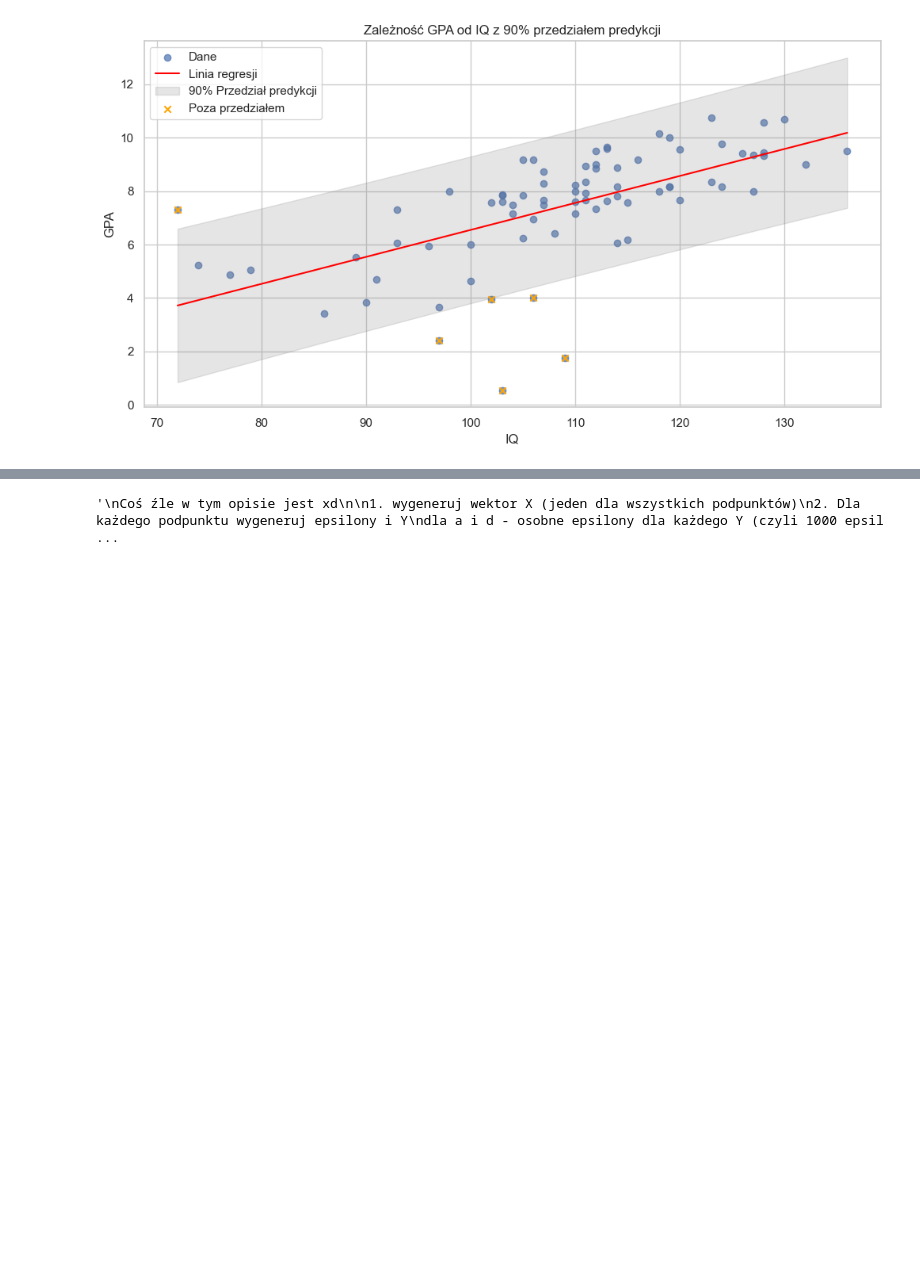
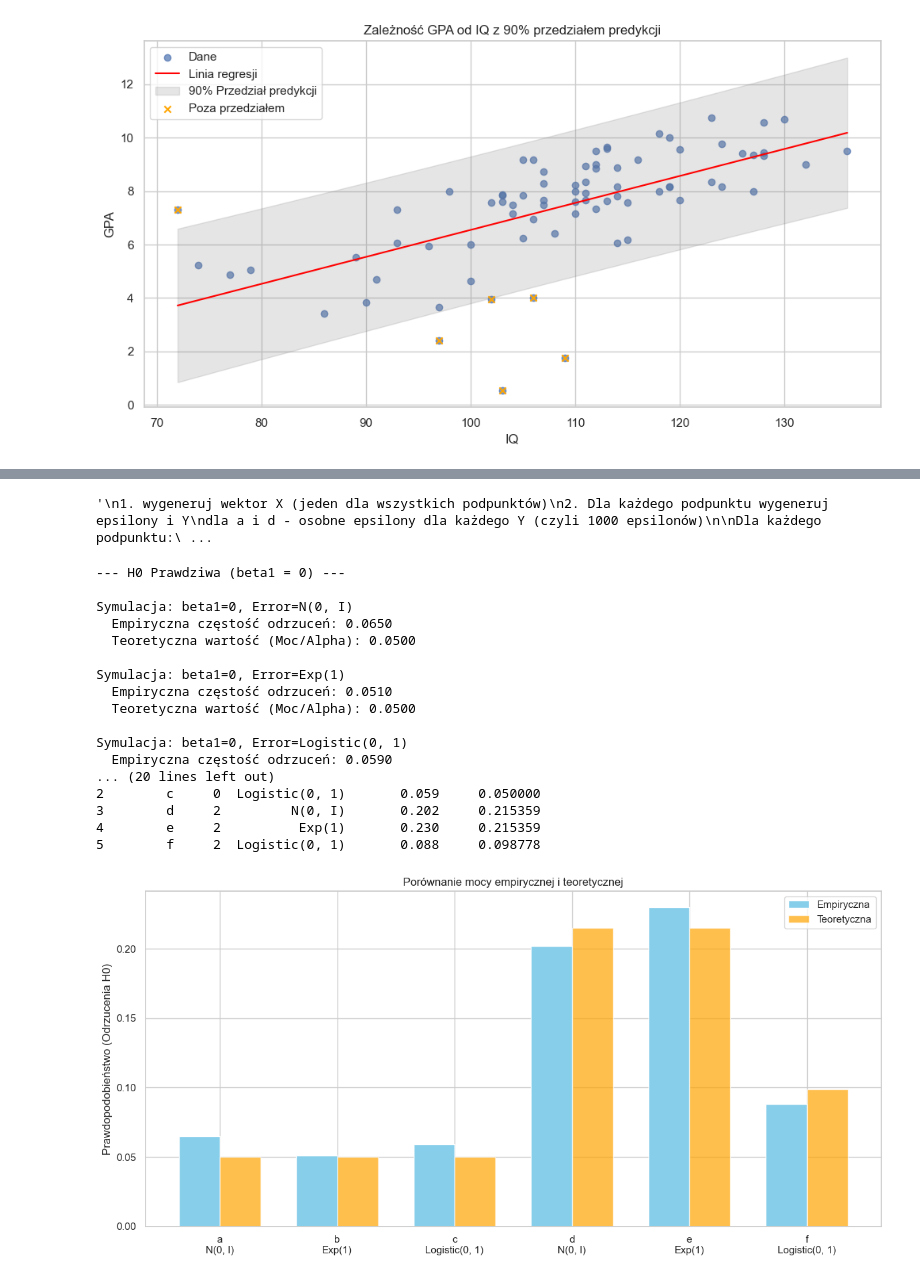
Before and after one commit to jkowalczyk08/statistics-2025, a Jupyter notebook: lab04/lab04.ipynb, the cells around one changed output, grey strips where cells are left out. Saved outputs shown, nothing was run; the diff lists cells and outputs as text; code cells hidden in the pictures; blank space fills up the shorter version.

```diff
--- a/lab04/lab04.ipynb
+++ b/lab04/lab04.ipynb
@@ -555,8 +561,6 @@ R^2 dla modelu GPA ~ PH: 0.2936
 Wniosek: Wynik IQ jest lepszym predyktorem GPA (wyższe R^2).
 # %%
 """
-Coś źle w tym opisie jest xd
-
 1. wygeneruj wektor X (jeden dla wszystkich podpunktów)
 2. Dla każdego podpunktu wygeneruj epsilony i Y
 dla a i d - osobne epsilony dla każdego Y (czyli 1000 epsilonów)
@@ -574,4 +578,4 @@ Estymator pr odrzucenia H_0 to % przypadków gdzie H_0 odrzuciliśmy
 
 """
 # %% [output]
-'\nCoś źle w tym opisie jest xd\n\n1. wygeneruj wektor X (jeden dla wszystkich podpunktów)\n2. Dla każdego podpunktu wygeneruj epsilony i Y\ndla a i d - osobne epsilony dla każdego Y (czyli 1000 epsil ...
+'\n1. wygeneruj wektor X (jeden dla wszystkich podpunktów)\n2. Dla każdego podpunktu wygeneruj epsilony i Y\ndla a i d - osobne epsilony dla każdego Y (czyli 1000 epsilonów)\n\nDla każdego podpunktu:\ ...
@@ -577,0 +639,76 @@ Estymator pr odrzucenia H_0 to % przypadków gdzie H_0 odrzuciliśmy
+# %%
+results = []
+
+print("\n--- H0 Prawdziwa (beta1 = 0) ---")
+
+# a) Normalny (0, 1)
+rr_a, tv_a = run_simulation(0, "N(0, I)", lambda n: np.random.normal(0, 1, n), 1.0)
+results.append(["a", "0", "N(0, I)", rr_a, tv_a])
+
+# b) Wykładniczy Exp(1) -> var=1
+rr_b, tv_b = run_simulation(0, "Exp(1)", lambda n: np.random.exponential(1, n), 1.0)
+results.append(["b", "0", "Exp(1)", rr_b, tv_b])
+
+# c) Logistyczny L(0, 1) -> var=pi^2/3
+sigma_logistic = np.pi / np.sqrt(3)
+rr_c, tv_c = run_simulation(0, "Logistic(0, 1)", lambda n: np.random.logistic(0, 1, n), sigma_logistic)
+results.append(["c", "0", "Logistic(0, 1)", rr_c, tv_c])
+
+
+print("\n--- H0 Fałszywa (beta1 = 2) ---")
+
+# d) Normalny (0, 1)
+rr_d, tv_d = run_simulation(2, "N(0, I)", lambda n: np.random.normal(0, 1, n), 1.0)
+results.append(["d", "2", "N(0, I)", rr_d, tv_d])
+
+# e) Wykładniczy Exp(1) -> var=1
+rr_e, tv_e = run_simulation(2, "Exp(1)", lambda n: np.random.exponential(1, n), 1.0)
+results.append(["e", "2", "Exp(1)", rr_e, tv_e])
+
+# f) Logistyczny L(0, 1) -> var=pi^2/3
+rr_f, tv_f = run_simulation(2, "Logistic(0, 1)", lambda n: np.random.logistic(0, 1, n), sigma_logistic)
+results.append(["f", "2", "Logistic(0, 1)", rr_f, tv_f])
+
+
+df_results = pd.DataFrame(results, columns=["Podpunkt", "Beta1", "Rozkład błędu", "Empiryczna", "Teoretyczna"])
+print("\nPodsumowanie wyników:")
+print(df_results)
+
+with open(os.path.join('zad3', 'summary_results.md'), 'w') as f:
+    f.write(df_results.to_markdown(index=False))
+
+plt.figure(figsize=(12, 6))
+x_pos = np.arange(len(results))
+width = 0.35
+
+emp_vals = df_results["Empiryczna"]
+theo_vals = df_results["Teoretyczna"]
+
+plt.bar(x_pos - width/2, emp_vals, width, label='Empiryczna', color='skyblue')
+plt.bar(x_pos + width/2, theo_vals, width, label='Teoretyczna', color='orange', alpha=0.7)
+
+plt.xticks(x_pos, df_results["Podpunkt"] + "\n" + df_results["Rozkład błędu"])
+plt.ylabel('Prawdopodobieństwo (Odrzucenia H0)')
+plt.title('Porównanie mocy empirycznej i teoretycznej')
+plt.legend()
+plt.tight_layout()
+plt.savefig(os.path.join('zad3', 'power_comparison.png'))
+# %% [output]
+--- H0 Prawdziwa (beta1 = 0) ---
+
+Symulacja: beta1=0, Error=N(0, I)
+  Empiryczna częstość odrzuceń: 0.0650
+  Teoretyczna wartość (Moc/Alpha): 0.0500
+
+Symulacja: beta1=0, Error=Exp(1)
+  Empiryczna częstość odrzuceń: 0.0510
+  Teoretyczna wartość (Moc/Alpha): 0.0500
+
+Symulacja: beta1=0, Error=Logistic(0, 1)
+  Empiryczna częstość odrzuceń: 0.0590
+... (20 lines left out)
+2        c     0  Logistic(0, 1)       0.059     0.050000
+3        d     2         N(0, I)       0.202     0.215359
+4        e     2          Exp(1)       0.230     0.215359
+5        f     2  Logistic(0, 1)       0.088     0.098778
+[figure, added]
```
Also changed, not shown: parts of 3 cells of this notebook, 5 other files.
